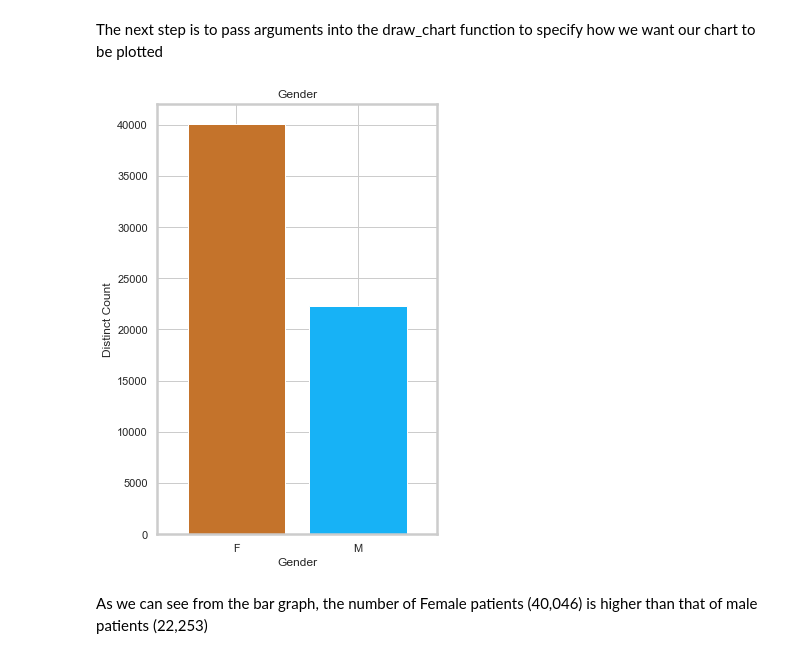
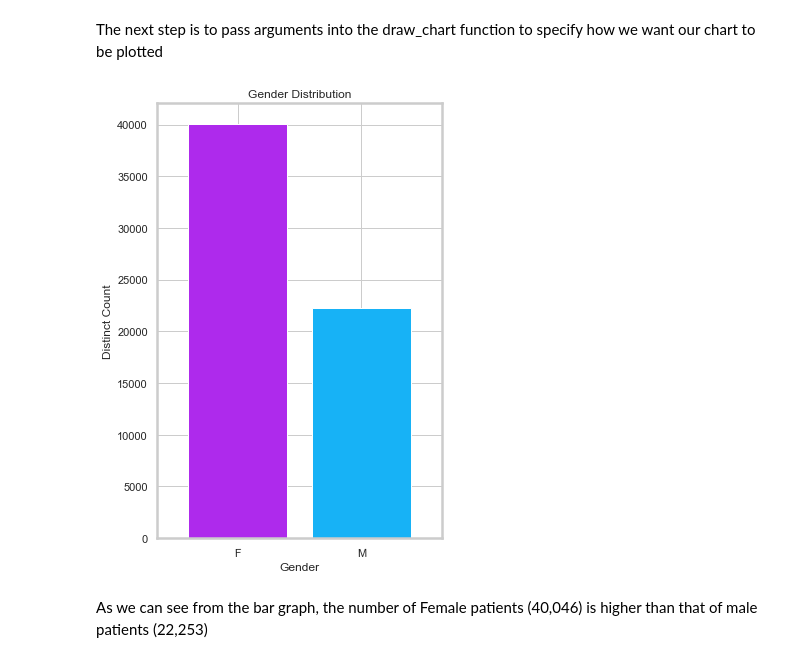
Before and after one commit to zadmainda/-No-Show-DataAnalysis, a Jupyter notebook: appointment No Shows Data Analysis.ipynb, the cells around one changed output. Cells and saved outputs as stored; diff of their text form; code cells hidden in the pictures.

Commit message:
edited bar chart titles

```diff
--- a/appointment No Shows Data Analysis.ipynb
+++ b/appointment No Shows Data Analysis.ipynb
@@ -410,19 +412,18 @@ Let us define and create a function that will assist with creating bar charts
 # %%
 #Custom function to create bar charts
 def draw_chart(dataframe, heading, ytitle,spacing=0.8, rotation=1,chart='bar', *colors):
-
-    """creates a bar chart
+    """
+        creates a bar chart
     Args:
-        dataframe: name of the dataframe
-        heading: (str) the title of the chart
-        ytitle: (str) Title of Y axis
-        Spacing: (float)- width between columns
-        rotation: (int) -degrees of rotation column labels
+        dataframe: name of the dataframe,
+        heading: (str) the title of the chart,
+        ytitle: (str) Title of Y axis,
+        Spacing: (float)- width between columns,
+        rotation: (int) -degrees of rotation column labels,
         *colors: (str) -variable number of color names or hexcodes
     returns:
         A plotted bar chart
     """
-
     #chart size
     plt.figure(figsize=(5,7))
 
@@ -436,9 +437,9 @@ def draw_chart(dataframe, heading, ytitle,spacing=0.8, rotation=1,chart='bar', *
 # %% [markdown]
 The next step is to pass arguments into the draw_chart function to specify how we want our chart to be plotted
 # %%
-draw_chart(male_fem_counts, 'Gender', 'Distinct Count', 0.8, 1,'bar', '#C4732B', '#17B2F6');
+draw_chart(male_fem_counts, 'Gender Distribution', 'Distinct Count', 0.8, 1,'bar', '#AE2AEC', '#17B2F6');
 # %% [output]
-[figure, old version]
+[figure, new version]
 # %% [markdown]
 As we can see from the bar graph, the number of Female patients (40,046) is higher than that of male patients (22,253)
 # %% [markdown]
```
Also changed, not shown: parts of 2 cells of this notebook.
